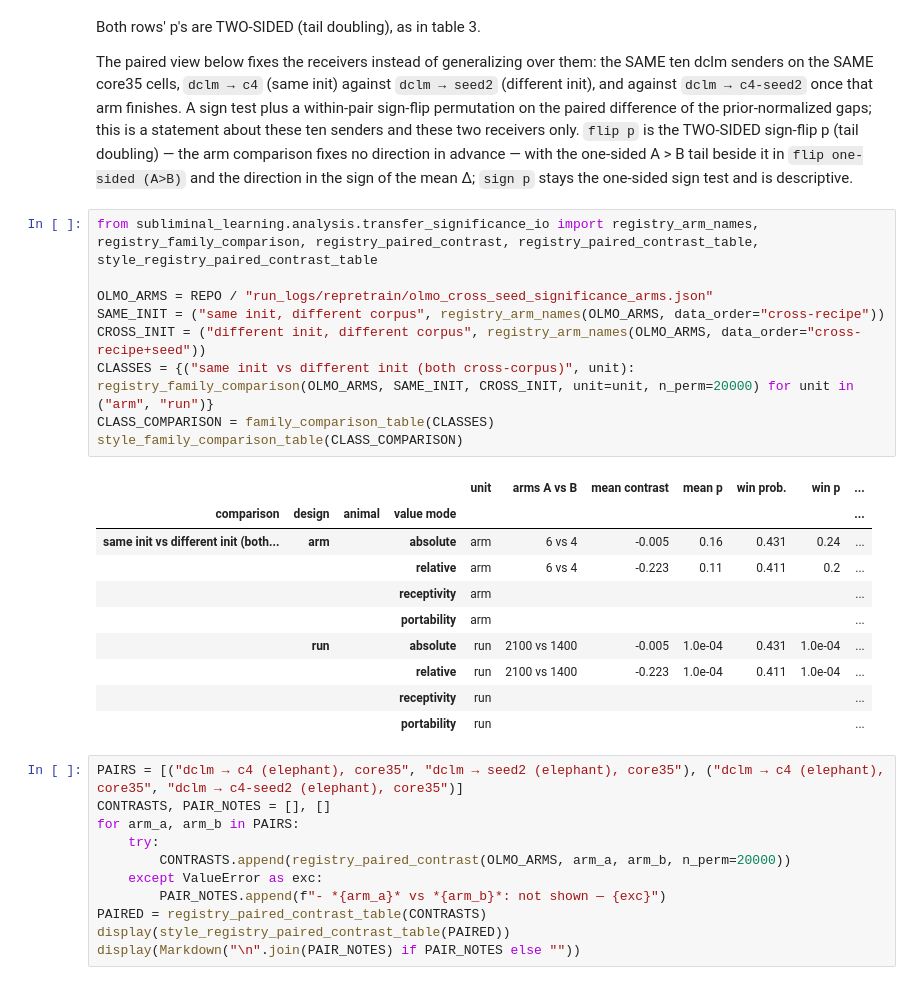
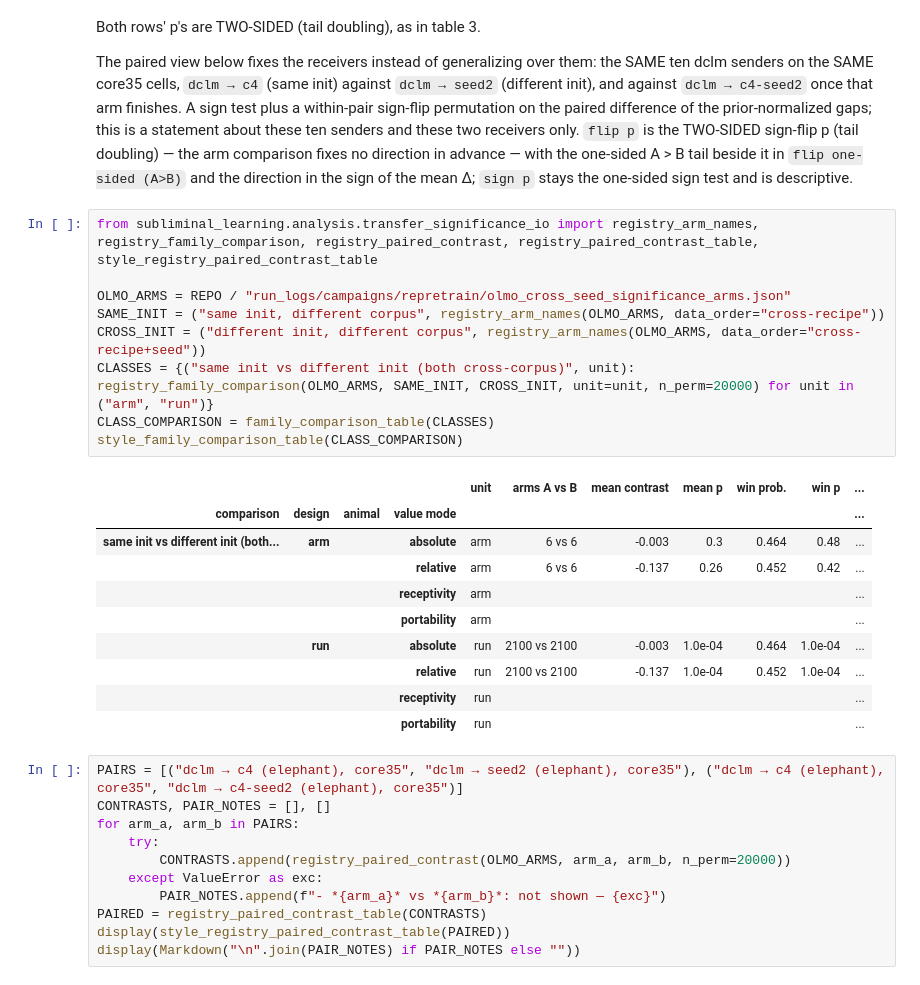
Before and after one commit to AnandVishesh1301/EleutherAI_subliminal_learning, a Jupyter notebook: notebooks/transfer_significance.ipynb, the cells around one changed output. Drawn from its saved outputs; the diff is of its cells as text.

```diff
--- a/notebooks/transfer_significance.ipynb
+++ b/notebooks/transfer_significance.ipynb
@@ -531,21 +534,21 @@ The paired view below fixes the receivers instead of generalizing over them: the
 # %%
 from subliminal_learning.analysis.transfer_significance_io import registry_arm_names, registry_family_comparison, registry_paired_contrast, registry_paired_contrast_table, style_registry_paired_contrast_table
 
-OLMO_ARMS = REPO / "run_logs/repretrain/olmo_cross_seed_significance_arms.json"
+OLMO_ARMS = REPO / "run_logs/campaigns/repretrain/olmo_cross_seed_significance_arms.json"
 SAME_INIT = ("same init, different corpus", registry_arm_names(OLMO_ARMS, data_order="cross-recipe"))
 CROSS_INIT = ("different init, different corpus", registry_arm_names(OLMO_ARMS, data_order="cross-recipe+seed"))
 CLASSES = {("same init vs different init (both cross-corpus)", unit): registry_family_comparison(OLMO_ARMS, SAME_INIT, CROSS_INIT, unit=unit, n_perm=20000) for unit in ("arm", "run")}
 CLASS_COMPARISON = family_comparison_table(CLASSES)
 style_family_comparison_table(CLASS_COMPARISON)
 # %% [output]
 |  |  |  |  | unit | arms A vs B | mean contrast | mean p | win prob. | win p | ... |
 | comparison | design | animal | value mode |  |  |  |  |  |  | ... |
-| same init vs different init (both... | arm |  | absolute | arm | 6 vs 4 | -0.005 | 0.16 | 0.431 | 0.24 | ... |
-|  |  |  | relative | arm | 6 vs 4 | -0.223 | 0.11 | 0.411 | 0.2 | ... |
+| same init vs different init (both... | arm |  | absolute | arm | 6 vs 6 | -0.003 | 0.3 | 0.464 | 0.48 | ... |
+|  |  |  | relative | arm | 6 vs 6 | -0.137 | 0.26 | 0.452 | 0.42 | ... |
 |  |  |  | receptivity | arm |  |  |  |  |  | ... |
 |  |  |  | portability | arm |  |  |  |  |  | ... |
-|  | run |  | absolute | run | 2100 vs 1400 | -0.005 | 1.0e-04 | 0.431 | 1.0e-04 | ... |
-|  |  |  | relative | run | 2100 vs 1400 | -0.223 | 1.0e-04 | 0.411 | 1.0e-04 | ... |
+|  | run |  | absolute | run | 2100 vs 2100 | -0.003 | 1.0e-04 | 0.464 | 1.0e-04 | ... |
+|  |  |  | relative | run | 2100 vs 2100 | -0.137 | 1.0e-04 | 0.452 | 1.0e-04 | ... |
 |  |  |  | receptivity | run |  |  |  |  |  | ... |
 |  |  |  | portability | run |  |  |  |  |  | ... |
 # %%
```
Also changed, not shown: parts of 22 cells of this notebook, 48 other files.
